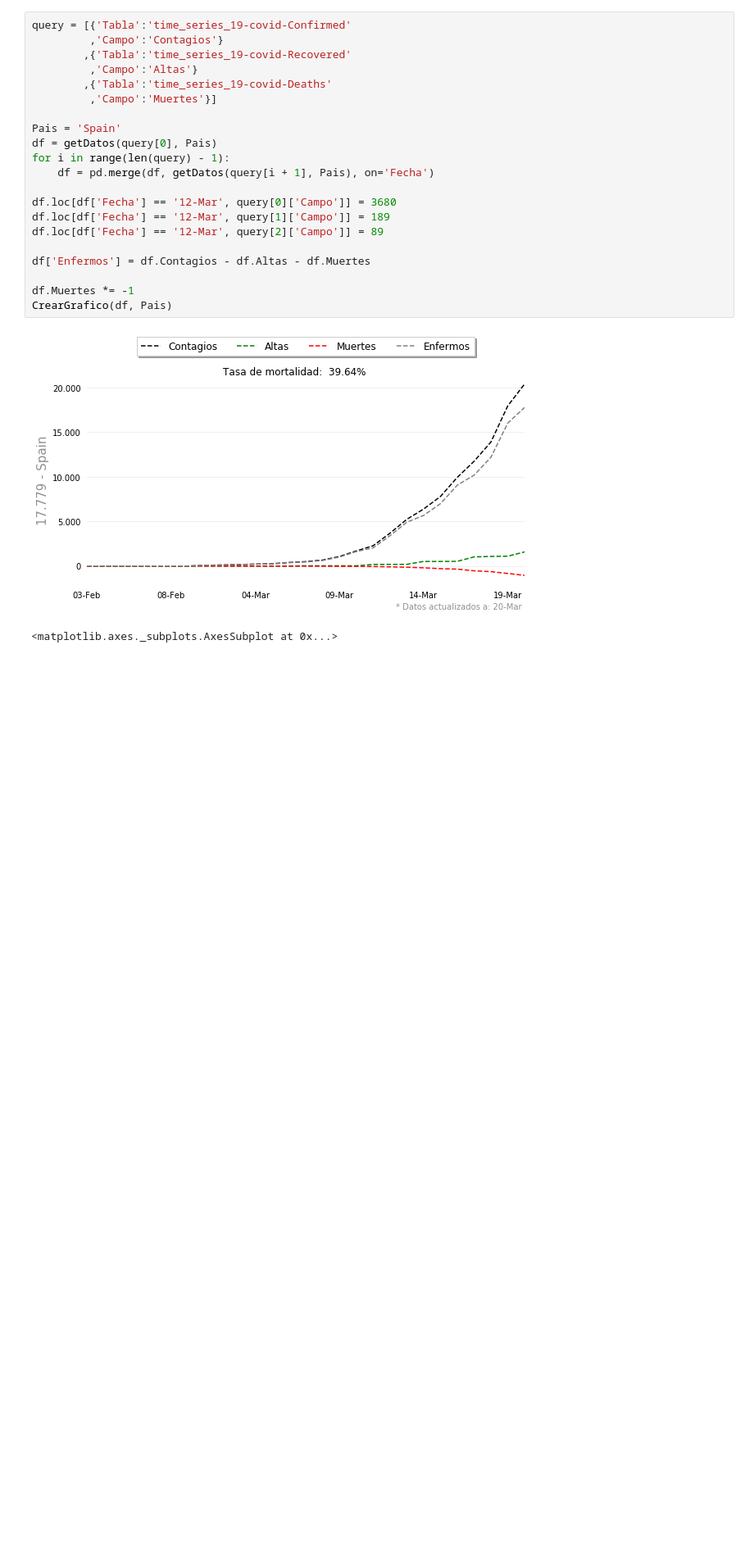
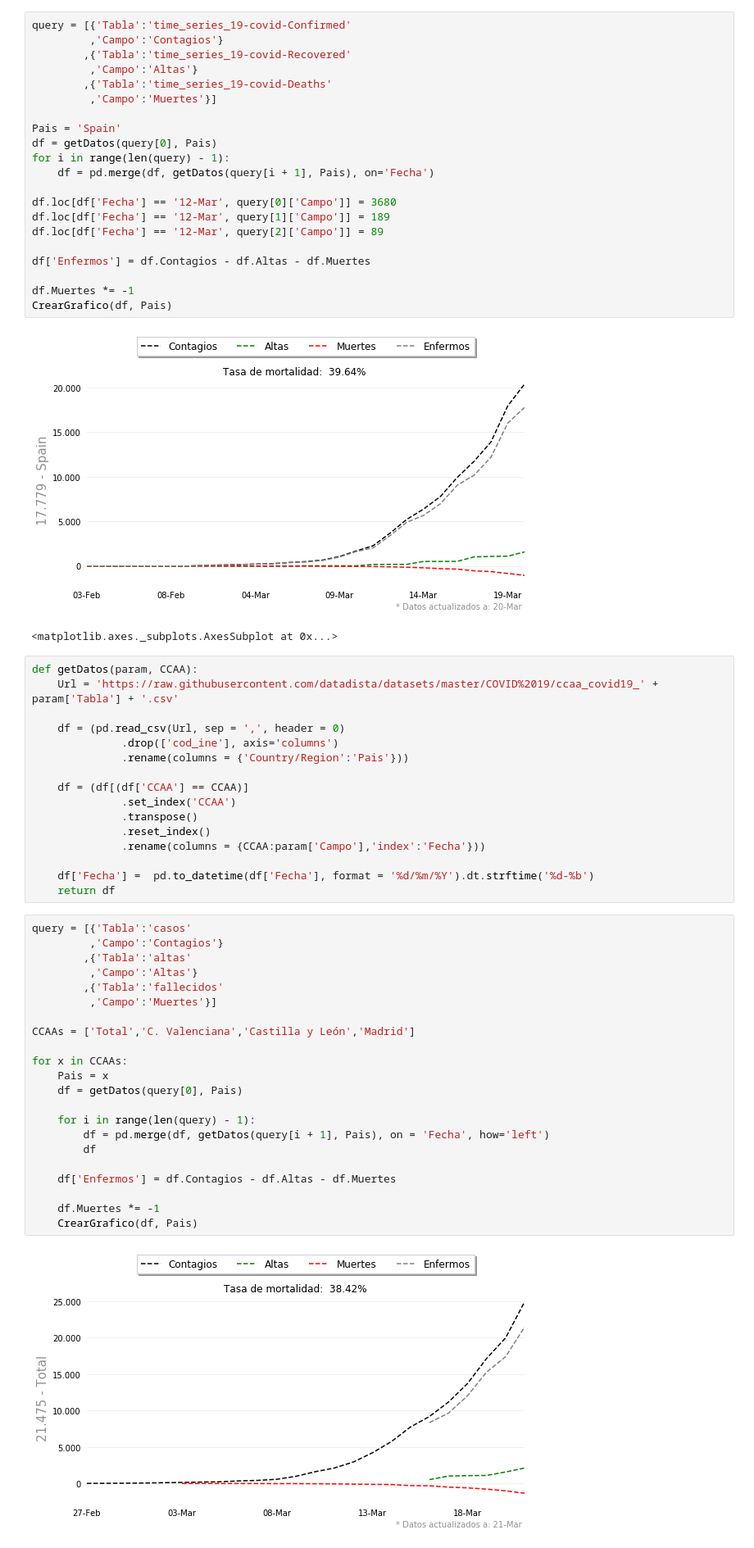
Before and after one commit to JVPA/Varios, a Jupyter notebook: COVID-19.ipynb, the cells around one changed output. Shown: that part at 82% size. Saved outputs shown, nothing was run; the diff lists cells and outputs as text; blank space fills up the shorter version.

```diff
--- a/COVID-19.ipynb
+++ b/COVID-19.ipynb
@@ -110,3 +104,43 @@ CrearGrafico(df, Pais)
 # %% [output]
 [figure]
 <matplotlib.axes._subplots.AxesSubplot at 0x...>
+# %%
+def getDatos(param, CCAA):
+    Url = 'https://raw.githubusercontent.com/datadista/datasets/master/COVID%2019/ccaa_covid19_' + param['Tabla'] + '.csv'
+
+    df = (pd.read_csv(Url, sep = ',', header = 0)
+              .drop(['cod_ine'], axis='columns')
+              .rename(columns = {'Country/Region':'Pais'}))
+
+    df = (df[(df['CCAA'] == CCAA)]
+              .set_index('CCAA')
+              .transpose()
+              .reset_index()
+              .rename(columns = {CCAA:param['Campo'],'index':'Fecha'}))
+
+    df['Fecha'] =  pd.to_datetime(df['Fecha'], format = '%d/%m/%Y').dt.strftime('%d-%b')
+    return df
+# %%
+query = [{'Tabla':'casos'
+         ,'Campo':'Contagios'}
+        ,{'Tabla':'altas'
+         ,'Campo':'Altas'}
+        ,{'Tabla':'fallecidos'
+         ,'Campo':'Muertes'}]
+
+CCAAs = ['Total','C. Valenciana','Castilla y León','Madrid']
+
+for x in CCAAs:
+    Pais = x
+    df = getDatos(query[0], Pais)
+
+    for i in range(len(query) - 1):
+        df = pd.merge(df, getDatos(query[i + 1], Pais), on = 'Fecha', how='left')
+        df
+
+    df['Enfermos'] = df.Contagios - df.Altas - df.Muertes
+
+    df.Muertes *= -1
+    CrearGrafico(df, Pais)
+# %% [output]
+[figure, added]
```
Also changed, not shown: parts of 2 cells of this notebook.
